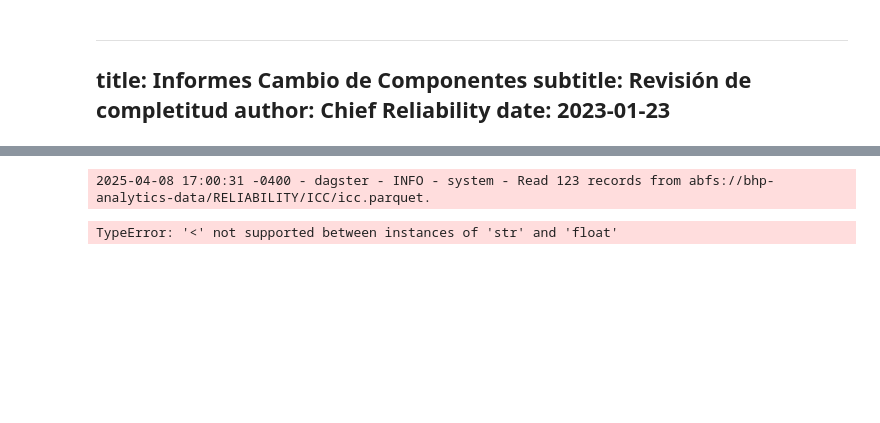
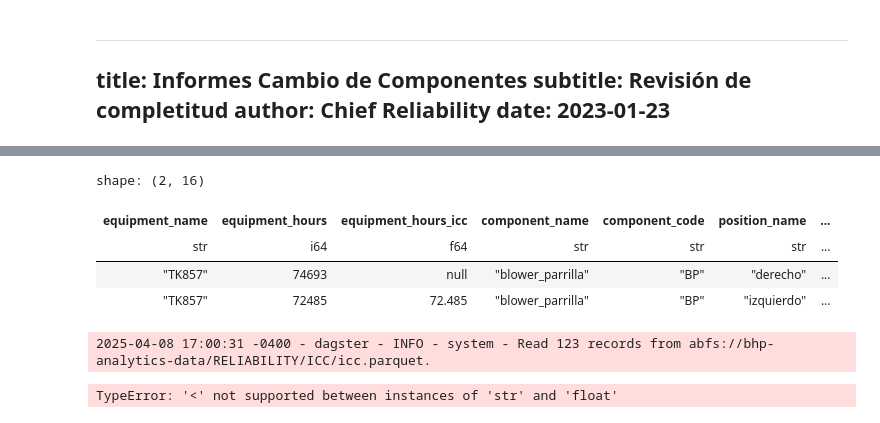
Before and after one commit to cecilvega/kbook, a Jupyter notebook: reliability/icc/icc.ipynb, the cells around one changed output, grey strips where cells are left out. Saved outputs shown, nothing was run; the diff lists cells and outputs as text; code cells hidden in the pictures; blank space fills up the shorter version.

```diff
--- a/reliability/icc/icc.ipynb
+++ b/reliability/icc/icc.ipynb
@@ -158,3 +297,14 @@ icc_df
+# %%
+df.filter(
+    (pl.col("equipment_name") == "864")
+    & (pl.col("component_name") == "conjunto_masa_suspension")
+).sort("changeout_date", descending=True)
+# %% [output]
+shape: (2, 16)
+| equipment_name | equipment_hours | equipment_hours_icc | component_name | component_code | position_name | ... |
+| str | i64 | f64 | str | str | str | ... |
+| "TK857" | 74693 | null | "blower_parrilla" | "BP" | "derecho" | ... |
+| "TK857" | 72485 | 72.485 | "blower_parrilla" | "BP" | "izquierdo" | ... |
 # %%
 icc_df = (
     Readr.Reliability.read_icc(context)
```
Also changed, not shown: parts of 4 cells of this notebook.
